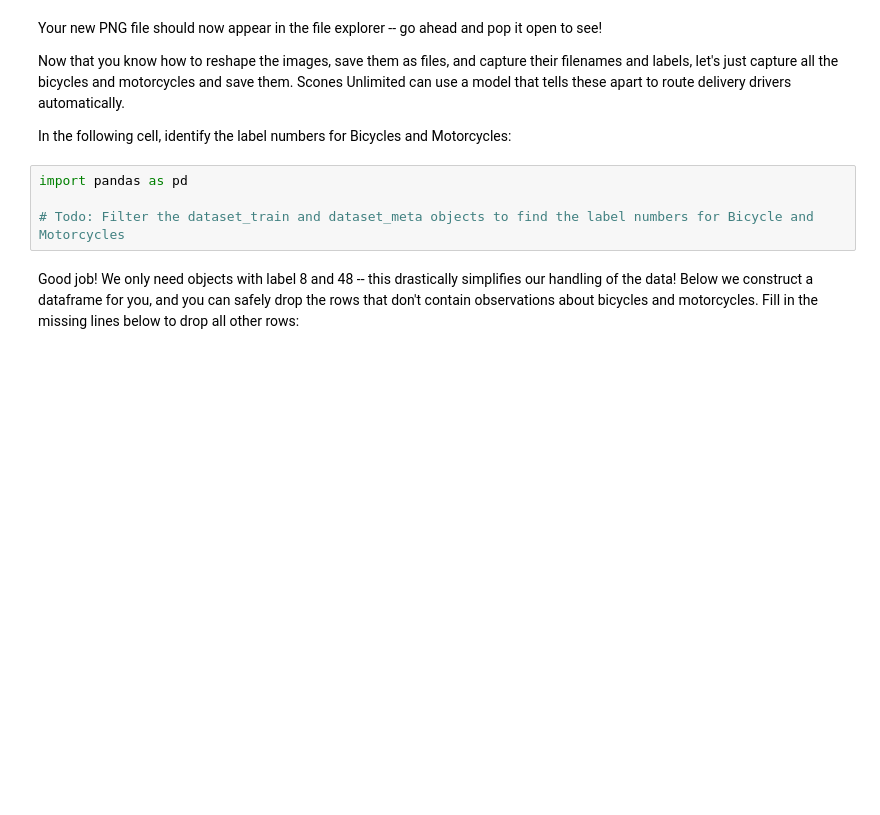
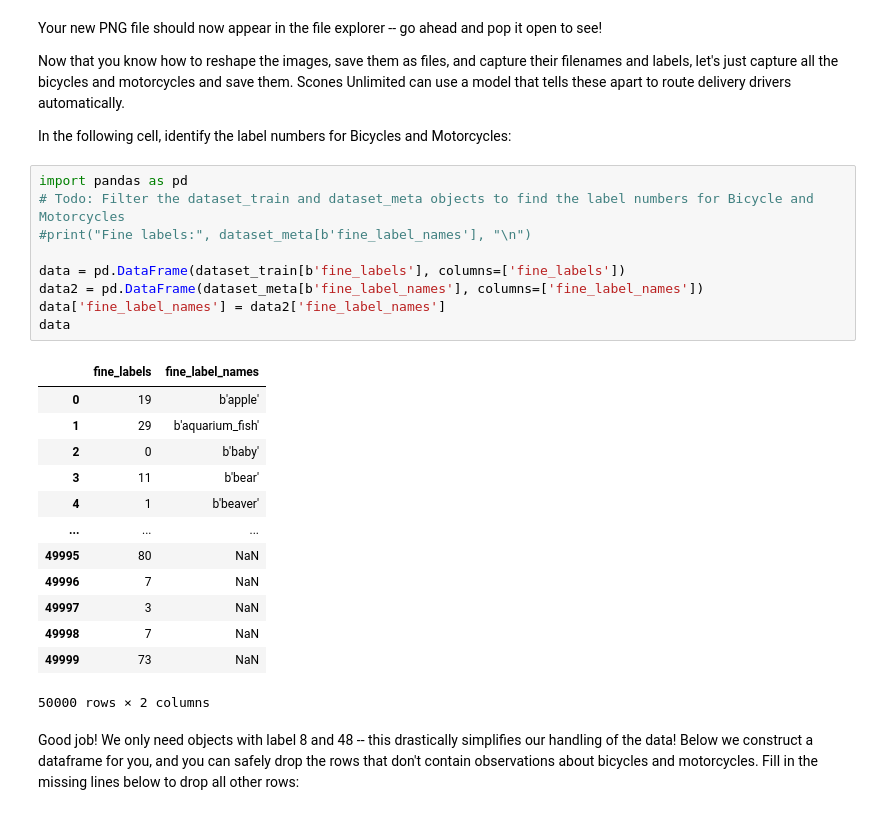
Before and after one commit to masinde70/AWS-WORKFLOW-SCONES, a Jupyter notebook: starter.ipynb, the cells around one changed output. Drawn from its saved outputs; the diff is of its cells as text; blank space fills up the shorter version.

```diff
--- a/starter.ipynb
+++ b/starter.ipynb
@@ -146,8 +146,27 @@ Now that you know how to reshape the images, save them as files, and capture the
 In the following cell, identify the label numbers for Bicycles and Motorcycles:
 # %%
 import pandas as pd
+# Todo: Filter the dataset_train and dataset_meta objects to find the label numbers for Bicycle and Motorcycles
+#print("Fine labels:", dataset_meta[b'fine_label_names'], "\n")
 
-# Todo: Filter the dataset_train and dataset_meta objects to find the label numbers for Bicycle and Motorcycles
+data = pd.DataFrame(dataset_train[b'fine_labels'], columns=['fine_labels'])
+data2 = pd.DataFrame(dataset_meta[b'fine_label_names'], columns=['fine_label_names'])
+data['fine_label_names'] = data2['fine_label_names']
+data
+# %% [output]
+|  | fine_labels | fine_label_names |
+| 0 | 19 | b'apple' |
+| 1 | 29 | b'aquarium_fish' |
+| 2 | 0 | b'baby' |
+| 3 | 11 | b'bear' |
+| 4 | 1 | b'beaver' |
+| ... | ... | ... |
+| 49995 | 80 | NaN |
+| 49996 | 7 | NaN |
+| 49997 | 3 | NaN |
+| 49998 | 7 | NaN |
+| 49999 | 73 | NaN |
+50000 rows × 2 columns
 # %% [markdown]
 Good job! We only need objects with label 8 and 48 -- this drastically simplifies our handling of the data! Below we construct a dataframe for you, and you can safely drop the rows that don't contain observations about bicycles and motorcycles. Fill in the missing lines below to drop all other rows:
 # %%
```
